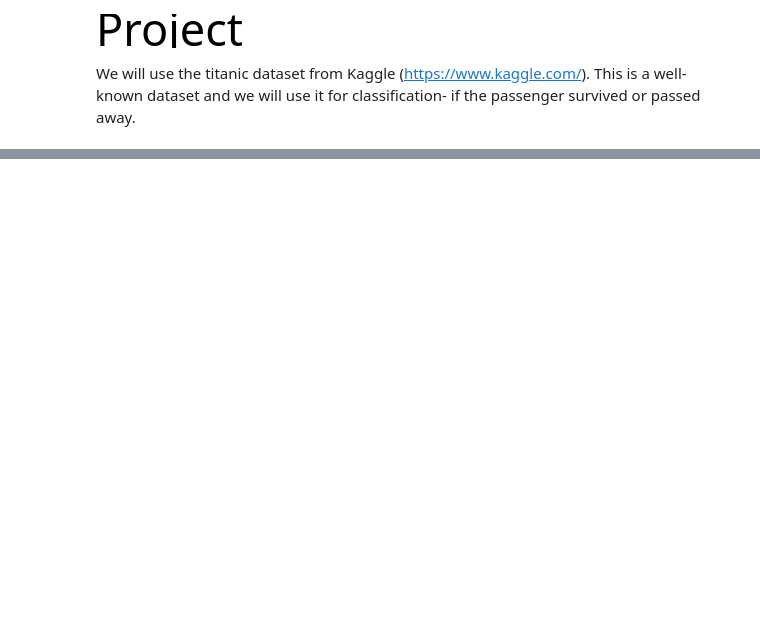
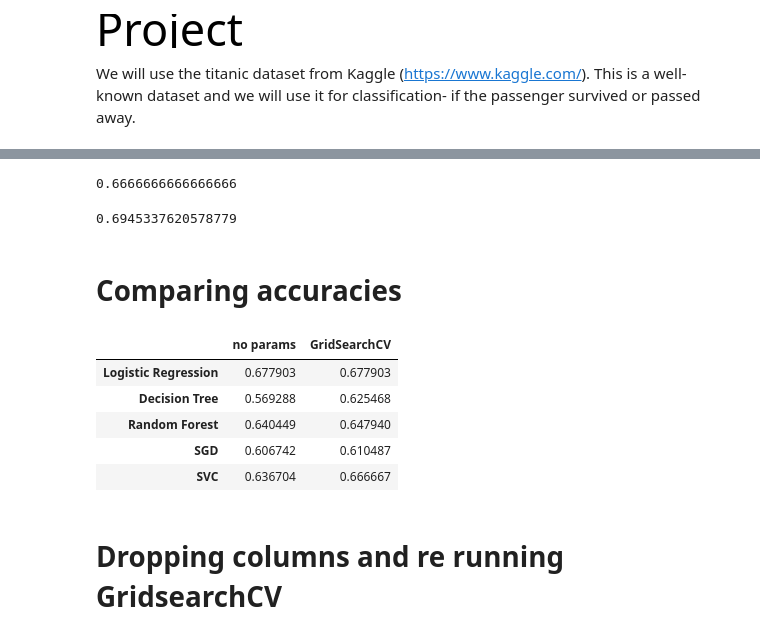
Before and after one commit to sherlockliang888/Titanic_project, a Jupyter notebook: Project.ipynb, the cells around one changed output, grey strips where cells are left out. Cells and saved outputs as stored; diff of their text form; code cells hidden in the pictures; blank space fills up the shorter version.

```diff
--- a/Project.ipynb
+++ b/Project.ipynb
@@ -63,0 +239,4 @@ training_DF.head()
+# %%
+SGDpred=SGDmodel.predict(X_test)
+SGD_accuracy=accuracy_score(y_test,SGDpred)
+SGD_accuracy
@@ -63,0 +272,25 @@ training_DF.head()
+# %%
+svcpred=svcmodel.predict(X_test)
+svc_accuracy=accuracy_score(y_test,svcpred)
+svc_accuracy
+# %% [output]
+0.6666666666666666
+# %%
+#testing for overfitting
+accuracy_score(y_train,svcmodel.predict(X_train))
+# %% [output]
+0.6945337620578779
+# %% [markdown]
+# Comparing accuracies
+# %%
+Accuracys_data=pd.DataFrame({'no params':accuracy_scores,'GridSearchCV':[lr_accuracy,DT_accuracy,RF_accuracy,SGD_accuracy,svc_accuracy]},["Logistic Regression","Decision Tree","Random Forest","SGD","SVC"])
+Accuracys_data
+# %% [output]
+|  | no params | GridSearchCV |
+| Logistic Regression | 0.677903 | 0.677903 |
+| Decision Tree | 0.569288 | 0.625468 |
+| Random Forest | 0.640449 | 0.647940 |
+| SGD | 0.606742 | 0.610487 |
+| SVC | 0.636704 | 0.666667 |
+# %% [markdown]
+# Dropping columns and re running GridsearchCV
```
Also changed, not shown: parts of 35 cells of this notebook.
